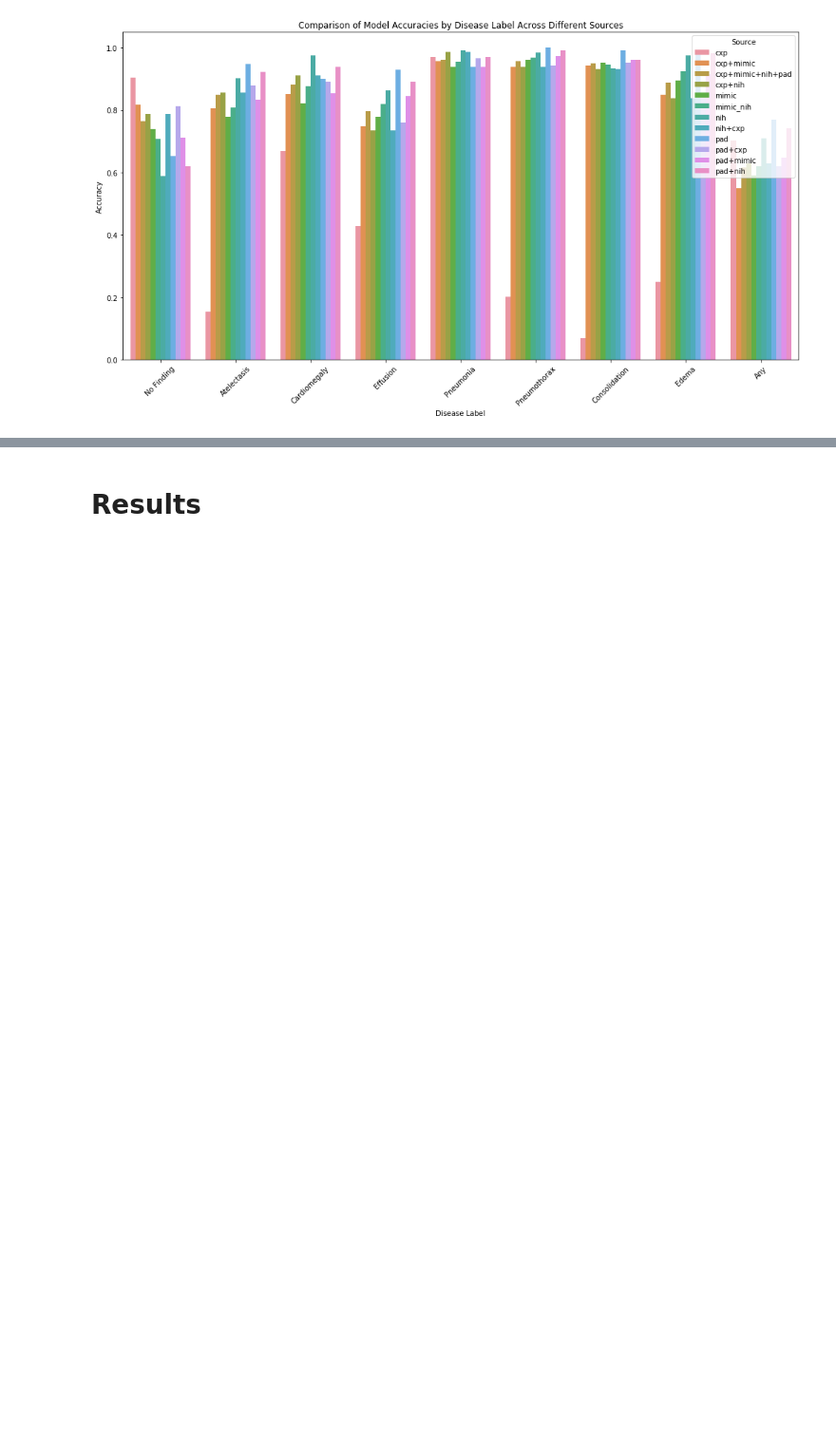
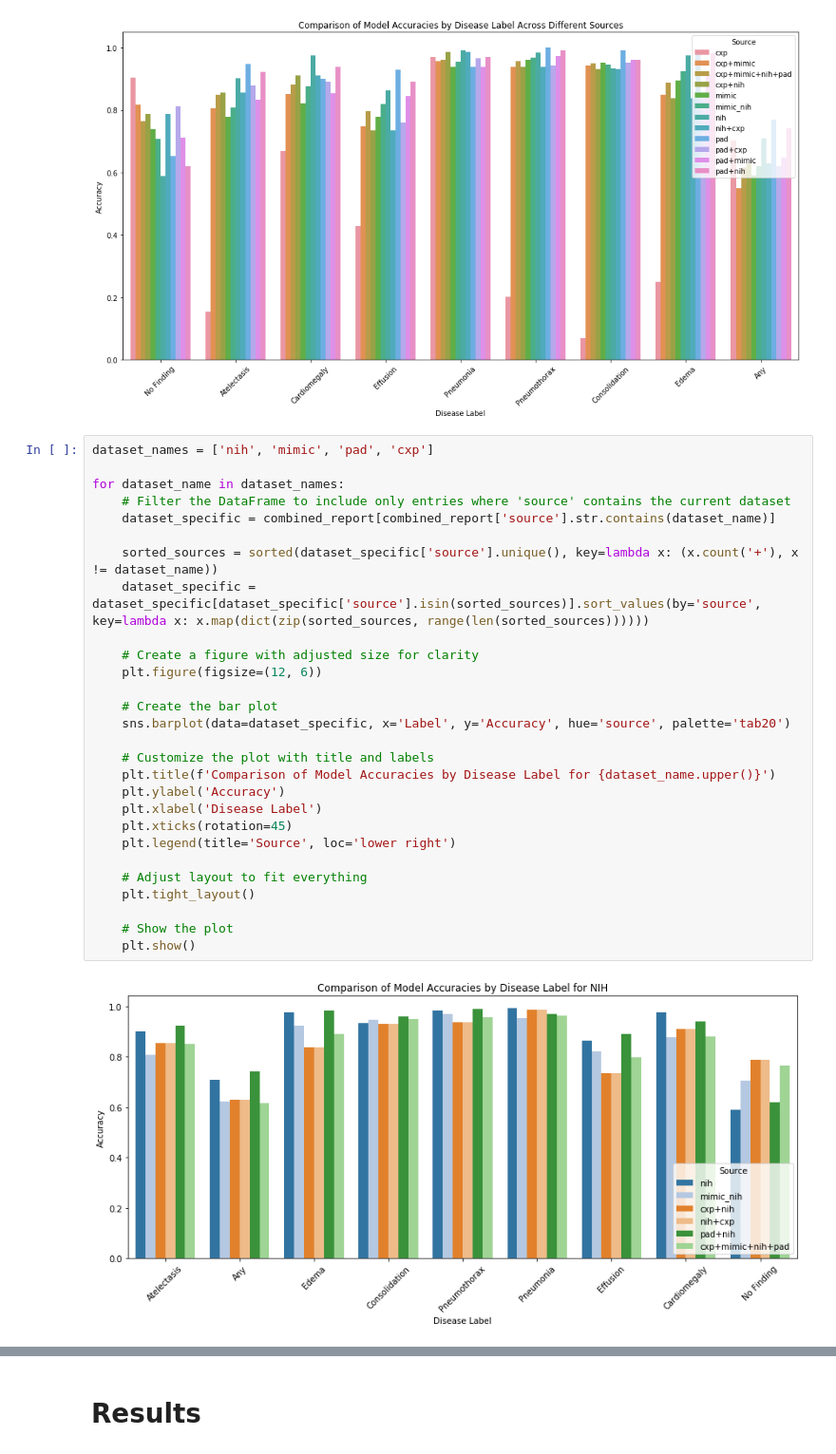
Before and after one commit to nstawski/dlh-final-project, a Jupyter notebook: Nina_Stawski_final_project_stats.ipynb, the cells around one changed output, grey strips where cells are left out. Shown at 95% size. Drawn from its saved outputs; the diff is of its cells as text; blank space fills up the shorter version.

```diff
--- a/Nina_Stawski_final_project_stats.ipynb
+++ b/Nina_Stawski_final_project_stats.ipynb
@@ -2680,3 +2680,33 @@ plt.tight_layout()  # Adjust layout to fit everything
 plt.show()
 # %% [output]
 [figure]
+# %%
+dataset_names = ['nih', 'mimic', 'pad', 'cxp']
+
+for dataset_name in dataset_names:
+    # Filter the DataFrame to include only entries where 'source' contains the current dataset
+    dataset_specific = combined_report[combined_report['source'].str.contains(dataset_name)]
+
+    sorted_sources = sorted(dataset_specific['source'].unique(), key=lambda x: (x.count('+'), x != dataset_name))
+    dataset_specific = dataset_specific[dataset_specific['source'].isin(sorted_sources)].sort_values(by='source', key=lambda x: x.map(dict(zip(sorted_sources, range(len(sorted_sources))))))
+
+    # Create a figure with adjusted size for clarity
+    plt.figure(figsize=(12, 6))
+
+    # Create the bar plot
+    sns.barplot(data=dataset_specific, x='Label', y='Accuracy', hue='source', palette='tab20')
+
+    # Customize the plot with title and labels
+    plt.title(f'Comparison of Model Accuracies by Disease Label for {dataset_name.upper()}')
+    plt.ylabel('Accuracy')
+    plt.xlabel('Disease Label')
+    plt.xticks(rotation=45)
+    plt.legend(title='Source', loc='lower right')
+
+    # Adjust layout to fit everything
+    plt.tight_layout()
+
+    # Show the plot
+    plt.show()
+# %% [output]
+[figure, added]
```
Also changed, not shown: parts of 1 cell of this notebook.
